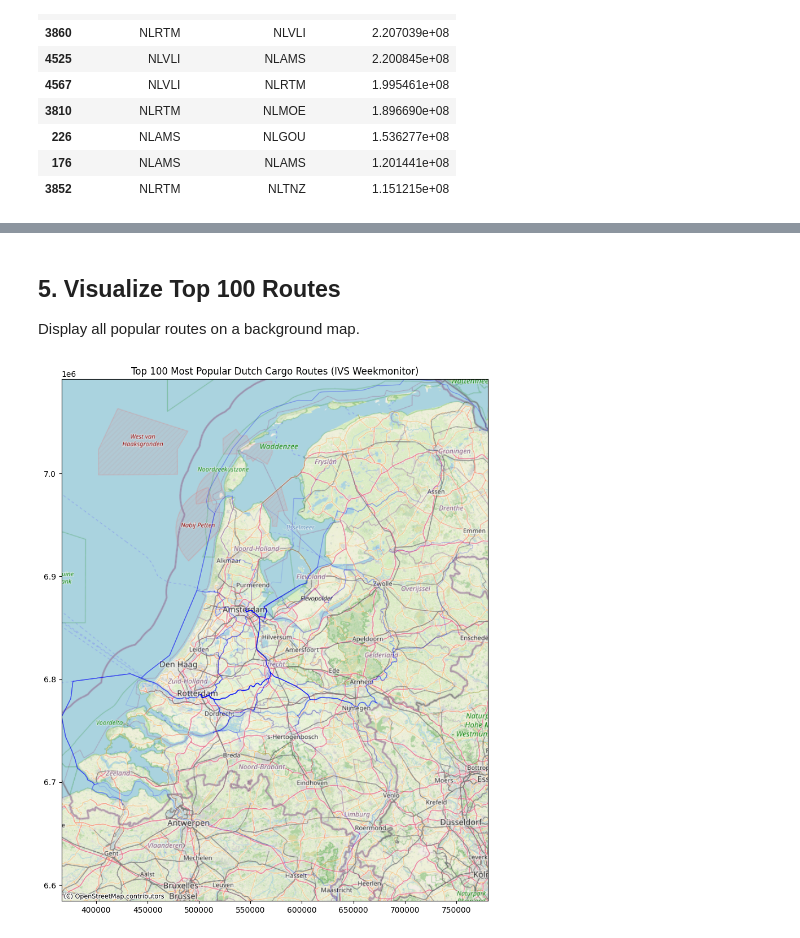
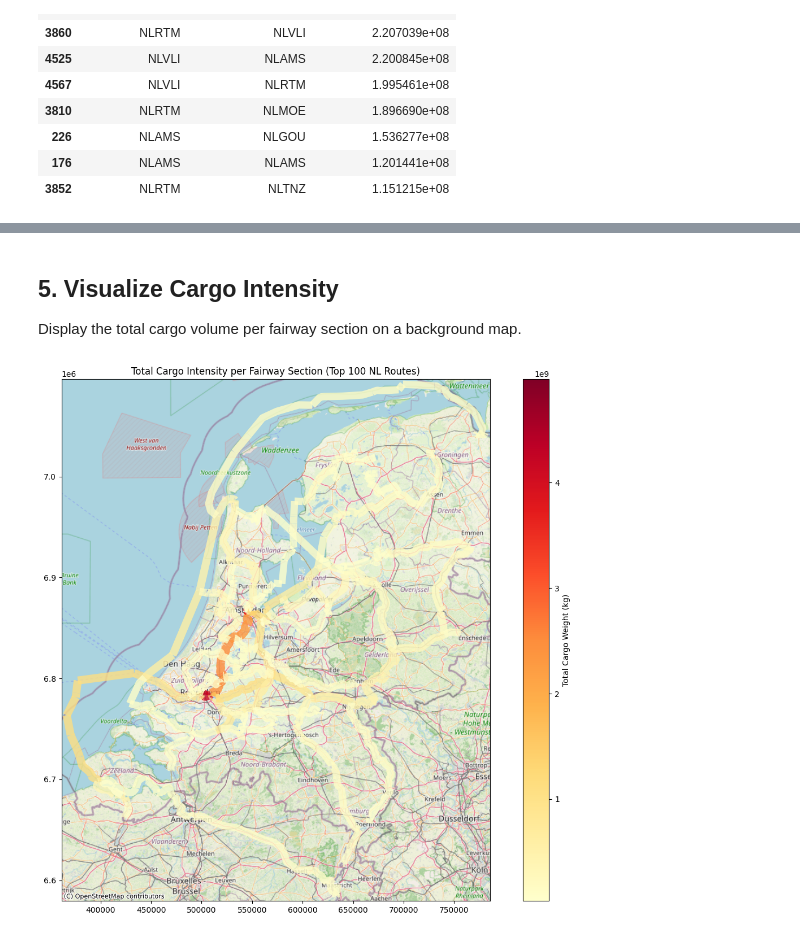
Before and after one commit to RWS-NL/fis-crawler, a Jupyter notebook: notebooks/ivs_analysis.ipynb, the cells around one changed output, grey strips where cells are left out. Saved outputs shown, nothing was run; the diff lists cells and outputs as text; code cells hidden in the pictures.

```diff
--- a/notebooks/ivs_analysis.ipynb
+++ b/notebooks/ivs_analysis.ipynb
@@ -170,16 +189,31 @@ INFO: Successfully routed 93 / 100 pairs.
 # %% [markdown]
-## 5. Visualize Top 100 Routes
-Display all popular routes on a background map.
+## 5. Visualize Cargo Intensity
+Display the total cargo volume per fairway section on a background map.
 # %%
 routes_3857 = all_routes_gdf.to_crs(epsg=3857)
 fig, ax = plt.subplots(figsize=(15, 12))
-routes_3857.plot(ax=ax, color="blue", linewidth=1, alpha=0.1)
+
+# Scale linewidth by cargo weight (log scale)
+max_weight = routes_3857["cargo_weight"].max()
+routes_3857["linewidth"] = 1 + 10 * (
+    np.log1p(routes_3857["cargo_weight"]) / np.log1p(max_weight)
+)
+
+routes_3857.plot(
+    ax=ax,
+    column="cargo_weight",
+    cmap="YlOrRd",
+    linewidth=routes_3857["linewidth"],
+    alpha=0.8,
+    legend=True,
+    legend_kwds={"label": "Total Cargo Weight (kg)"},
+)
 
 minx, miny, maxx, maxy = routes_3857.total_bounds
-ax.set_xlim(minx, maxx)
-ax.set_ylim(miny, maxy)
+ax.set_xlim(minx - 5000, maxx + 5000)
+ax.set_ylim(miny - 5000, maxy + 5000)
 cx.add_basemap(ax, source=cx.providers.OpenStreetMap.Mapnik)
-ax.set_title("Top 100 Most Popular Dutch Cargo Routes (IVS Weekmonitor)")
+ax.set_title("Total Cargo Intensity per Fairway Section (Top 100 NL Routes)")
 plt.show()
 # %% [output]
-[figure, old version]
+[figure, new version]
```
Also changed, not shown: parts of 5 cells of this notebook.
